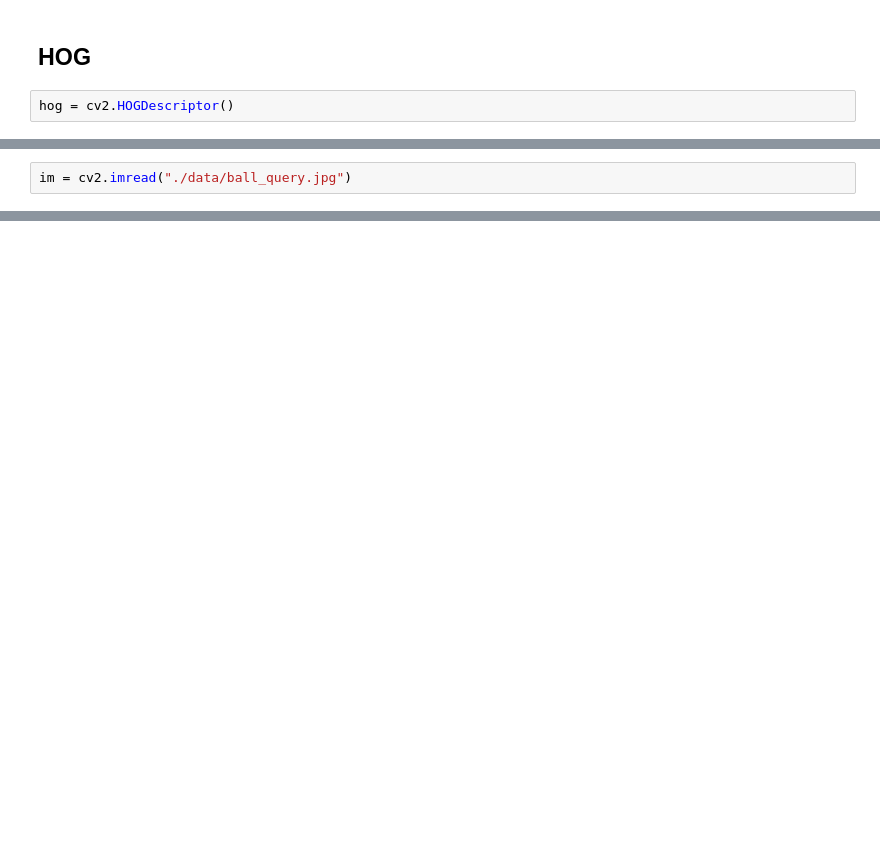
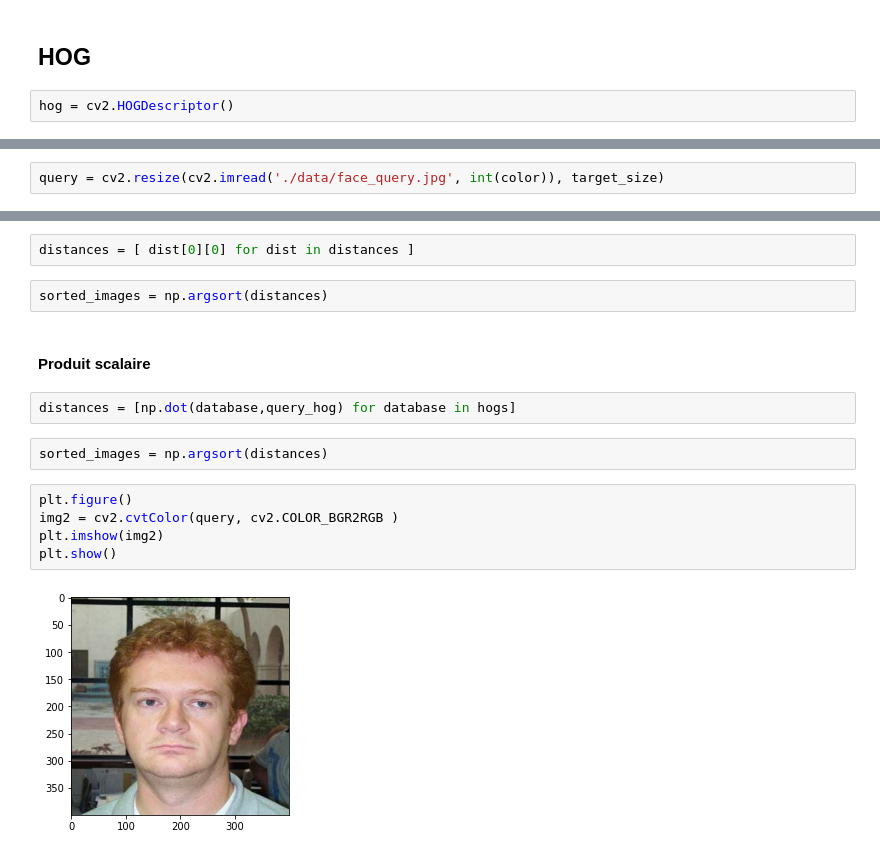
Before and after one commit to savoiepe/labs_computer_vision, a Jupyter notebook: TP1/TP1_code.ipynb, the cells around one changed output, grey strips where cells are left out. Drawn from its saved outputs; the diff is of its cells as text; blank space fills up the shorter version.

```diff
--- a/TP1/TP1_code.ipynb
+++ b/TP1/TP1_code.ipynb
@@ -12,3 +27,3 @@ hog = cv2.HOGDescriptor()
 # %%
-im = cv2.imread("./data/ball_query.jpg")
+query = cv2.resize(cv2.imread('./data/face_query.jpg', int(color)), target_size)
 # %%
@@ -38,0 +41,17 @@ arr
+# %%
+distances = [ dist[0][0] for dist in distances ]
+# %%
+sorted_images = np.argsort(distances)
+# %% [markdown]
+#### Produit scalaire
+# %%
+distances = [np.dot(database,query_hog) for database in hogs]
+# %%
+sorted_images = np.argsort(distances)
+# %%
+plt.figure()
+img2 = cv2.cvtColor(query, cv2.COLOR_BGR2RGB )
+plt.imshow(img2)
+plt.show()
+# %% [output]
+[figure, added]
```
Also changed, not shown: parts of 16 cells of this notebook, 1 other file.
